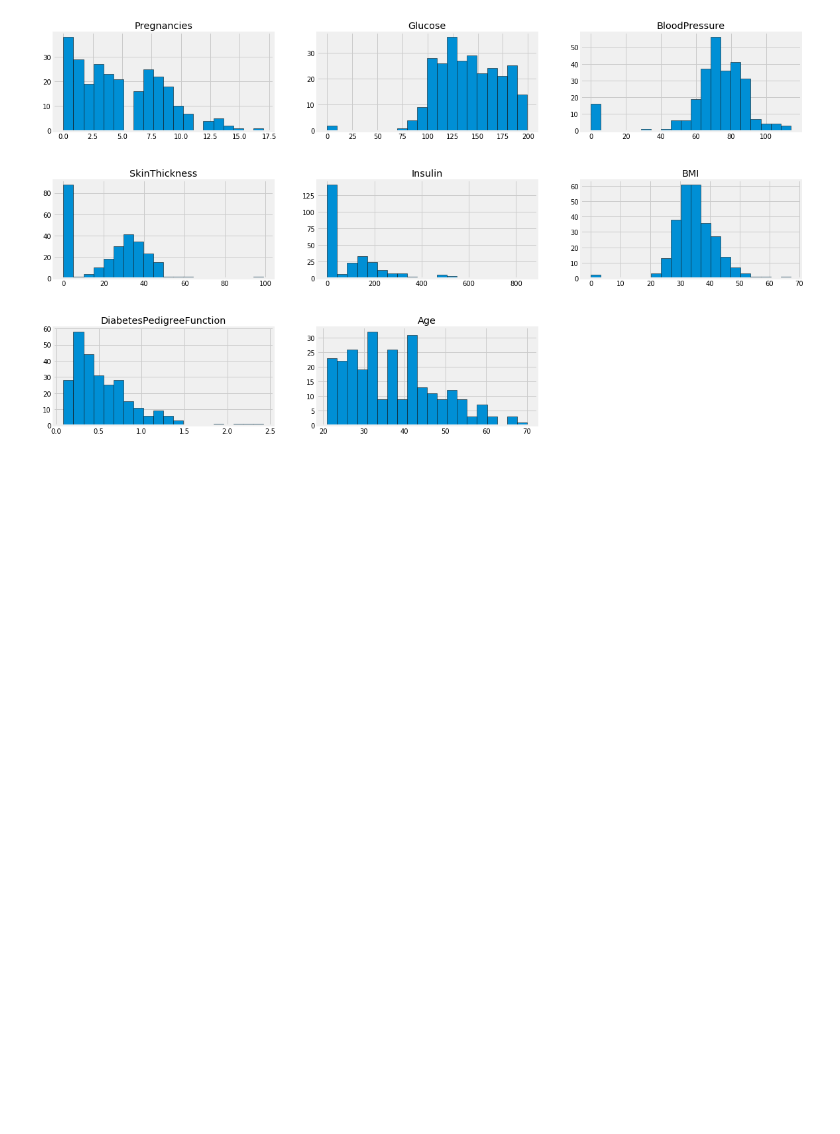
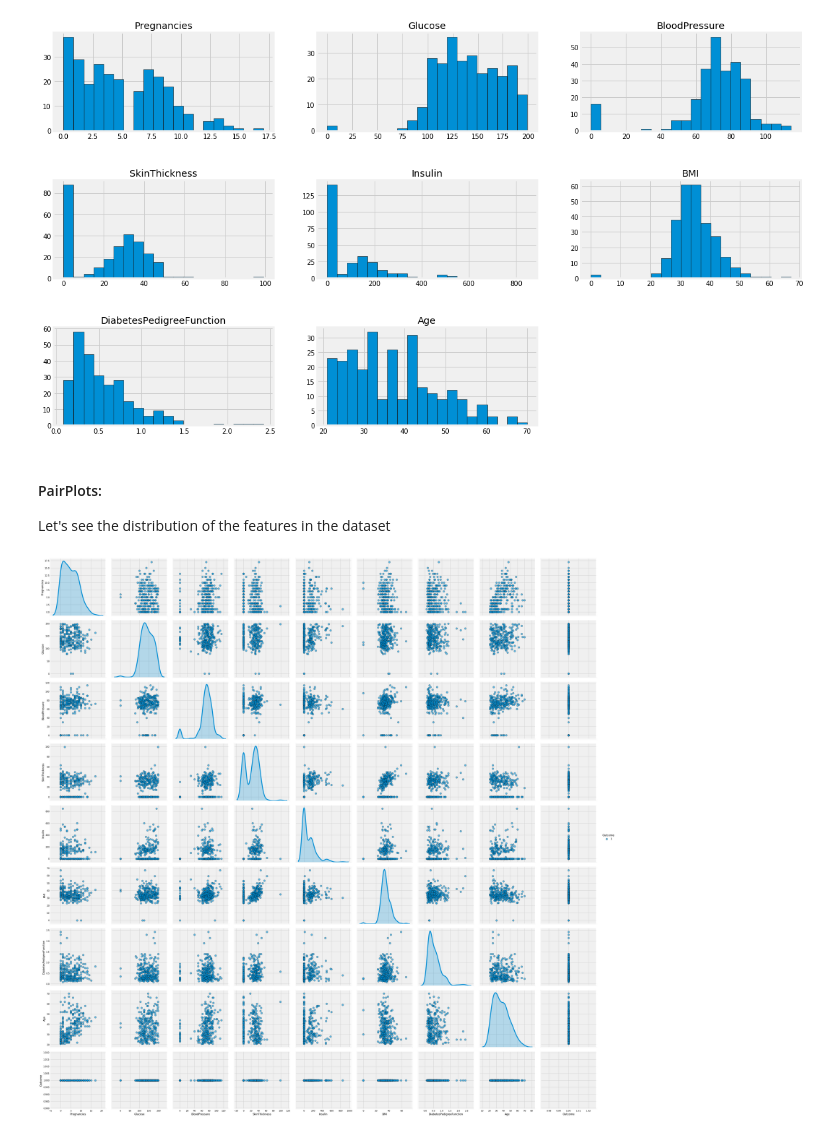
Before and after one commit to davestroud/Purchasing_Power, a Jupyter notebook: Week1/Labs/Pima_Indians/Main.ipynb, the cells around one changed output. Drawn from its saved outputs; the diff is of its cells as text; code cells hidden in the pictures; blank space fills up the shorter version.

Commit message:
add kde chart

```diff
--- a/Week1/Labs/Pima_Indians/Main.ipynb
+++ b/Week1/Labs/Pima_Indians/Main.ipynb
@@ -107,3 +107,6 @@ for i, j in itertools.zip_longest(columns,range(length)):
 plt.show()
 # %% [output]
 [figure]
+# %% [markdown]
+#### PairPlots:
+Let's see the distribution of the features in the dataset
@@ -109,0 +116,9 @@ plt.show()
+# %%
+# https://towardsdatascience.com/visualizing-data-with-pair-plots-in-python-f228cf529166
+
+sns.pairplot(data=diab,hue="Outcome", diag_kind='kde', # Kernel Density Estimation
+            plot_kws = {'alpha':0.6, 's': 80, 'edgecolor': 'k'},
+            height = 4)
+plt.show()
+# %% [output]
+[figure, added]
```
Also changed, not shown: parts of 1 cell of this notebook.
